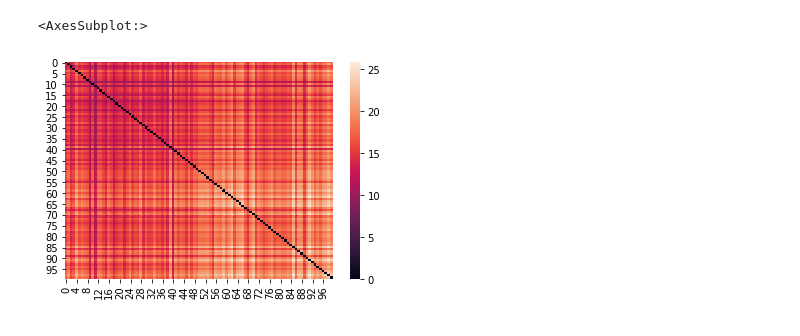
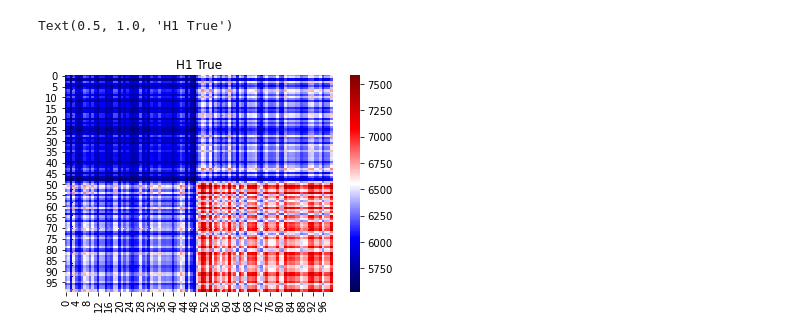
Before and after one commit to ragnarlevi/GTST, a Jupyter notebook: _Workbench/BGDegreeLabels.ipynb, the cells around one changed output. Saved outputs shown, nothing was run; the diff lists cells and outputs as text; code cells hidden in the pictures.

```diff
--- a/_Workbench/BGDegreeLabels.ipynb
+++ b/_Workbench/BGDegreeLabels.ipynb
@@ -33,8 +33,8 @@ foo = reload(mg)
 
 n_1 = 50
 n_2 = 50
-nnode_1 = 50
-nnode_2 = 50
+nnode_1 = 70
+nnode_2 = 70
 
 p = [np.ones(nnode_1) for i in range(n_1)] + [np.ones(nnode_2) for i in range(n_2)]
 q = [np.ones(nnode_1) for i in range(n_1)] + [np.ones(nnode_2)   for i in range(n_2)]#[np.ones(nnode_1) for i in range(n_1)] + [np.ones(nnode_2) for i in range(n_2)] # [np.ones(nnode_1) for i in range(n_1)] + [np.ones(nnode_2) for i in range(n_2)]
@@ -42,7 +42,7 @@ q = [np.ones(nnode_1) for i in range(n_1)] + [np.ones(nnode_2)   for i in range(
 6.4489
 4.805
 bg1 = mg.BinomialGraphs(n_1, nnode_1, k = 4, l = 'alldistinctlabels', fullyConnected = True)
-bg2 = mg.BinomialGraphs(n_2, nnode_2, k = 4.5, l = 'alldistinctlabels', fullyConnected = True)
+bg2 = mg.BinomialGraphs(n_2, nnode_2, k = 5, l = 'alldistinctlabels', fullyConnected = True)
 bg1.Generate()
 bg2.Generate()
 Gs = bg1.Gs + bg2.Gs
@@ -115,8 +115,8 @@ for G in Gs:
 # label_list = np.unique(np.concatenate(label_list))
 rw_kernel = rw.RandomWalk(Gs, c = 0.01, normalize=0, p = p, q = q )
 # K = rw_kernel.fit_ARKL(r = 8, label_list = label_list, normalize_adj=True)
-# K = rw_kernel.fit_ARKU_plus(r = 3, normalize_adj=False)
-K = rw_kernel.fit_random_walk(mu_vec=[0.0, 1.0/(nnode_1*nnode_2)], k = 1, r = 3, normalize_adj=False ) # 1/((nnode_1-1)*(nnode_2-1)))
+K = rw_kernel.fit_ARKU_plus(r = 12, normalize_adj=False)
+# K = rw_kernel.fit_random_walk(mu_vec=[0.0, 1.0/(nnode_1*nnode_2)], k = 1, r = 3, normalize_adj=False ) # 1/((nnode_1-1)*(nnode_2-1)))
 
 print(np.all(K == 0))
 print(K)
@@ -296,6 +159,9 @@ MMD_u 0.34279845246939544
 # %%
-np.fill_diagonal(K,0)
-sns.heatmap(K)
+#np.fill_diagonal(K,0)
+ax = plt.axes()
+sns.heatmap(K, cmap='seismic')
+
+ax.set_title(f'H1 True')
 # %% [output]
-<AxesSubplot:>
+Text(0.5, 1.0, 'H1 True')
-[figure, old version]
+[figure, new version]
```
Also changed, not shown: parts of 2 cells of this notebook, 13 other files.
